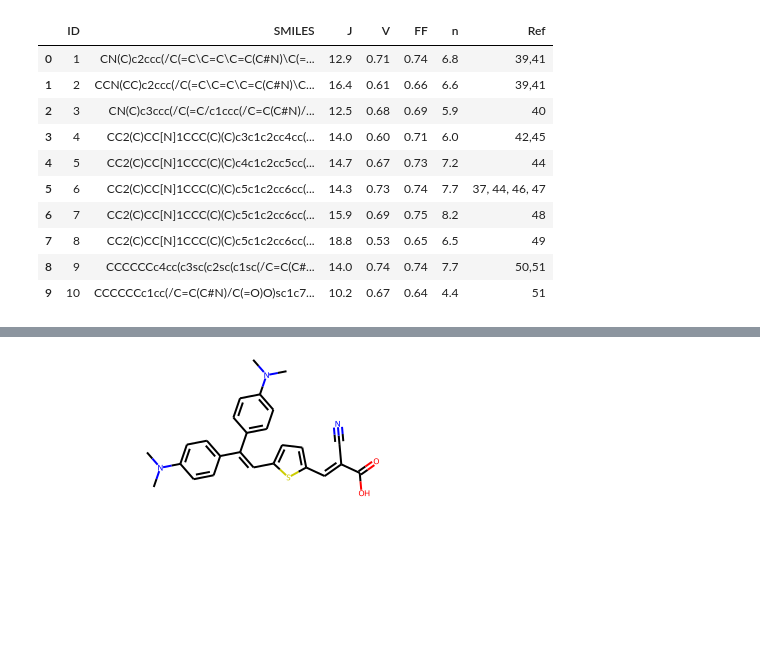
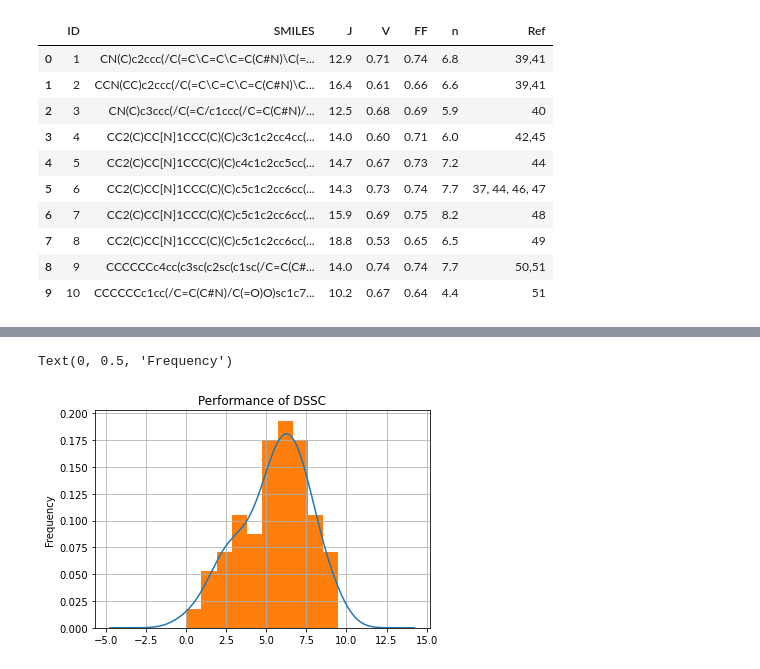
Before and after one commit to danjoshuasg/TESIS_CHEMISTRY, a Jupyter notebook: code/data/data.ipynb, the cells around one changed output, grey strips where cells are left out. Saved outputs shown, nothing was run; the diff lists cells and outputs as text; code cells hidden in the pictures; blank space fills up the shorter version.

```diff
--- a/code/data/data.ipynb
+++ b/code/data/data.ipynb
@@ -7,7 +7,8 @@ import pandas as pd
 # %% [markdown]
 Los datos han sido extraídos del artículo de [Amaresh Mishra Dr., Markus K. R. Fischer Dipl.-Chem., Peter Bäuerle Prof. Dr.](https://onlinelibrary.wiley.com/doi/full/10.1002/anie.200804709)
 # %%
-data = pd.read_csv('https://docs.google.com/spreadsheets/d/e/2PACX-1vRpQ_-OWXKsrAwqXnWYRhxGIV6fqigu1XLgoJMIdRCH4fdTW8AYtPt0-KkbI2gaiV-ITJH2Gouclfjg/pub?gid=0&single=true&output=csv')
+url_csv = 'https://docs.google.com/spreadsheets/d/e/2PACX-1vRpQ_-OWXKsrAwqXnWYRhxGIV6fqigu1XLgoJMIdRCH4fdTW8AYtPt0-KkbI2gaiV-ITJH2Gouclfjg/pub?gid=0&single=true&output=csv'
+data = pd.read_csv(url_csv)
 data.head(10)
 # %% [output]
 |  | ID | SMILES | J | V | FF | n | Ref |
@@ -50,9 +51,17 @@ def show(smi, style='stick'):
 show(data.SMILES[2])  # or 'P'
 # %% [output]
 [interactive output not drawn]
-# %%
-Chem.MolFromSmiles(data.SMILES[2])
-# %% [output]
-[figure, removed]
-# %% [markdown]
-##
+# %%
+# Analizando la normalidad de los parámetros de rendimiento de celda
+# !pip install statsmodels
+from turtle import title
+from statsmodels.graphics.gofplots import qqplot
+from scipy import stats
+
+fig, ax = plt.subplots()
+data.n.plot.kde(ax=ax, legend=False, title="Performance of DSSC")
+data.n.hist(density=True, ax=ax)
+ax.set_ylabel('Frequency')
+# %% [output]
+Text(0, 0.5, 'Frequency')
+[figure, added]
```
Also changed, not shown: parts of 24 cells of this notebook, 10 other files.
